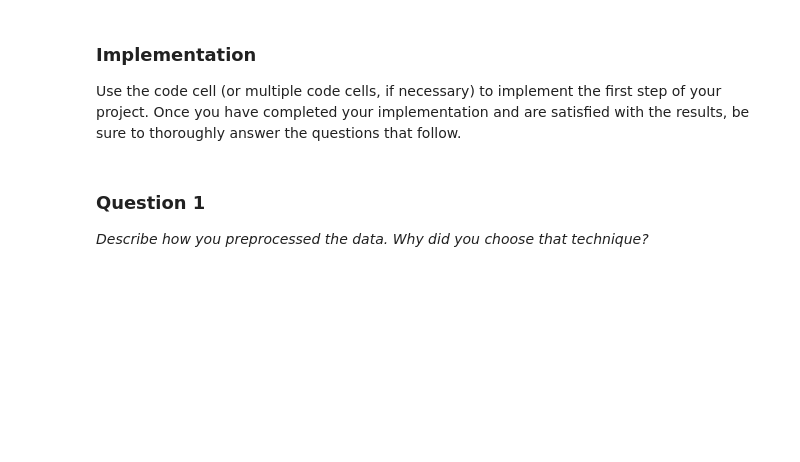
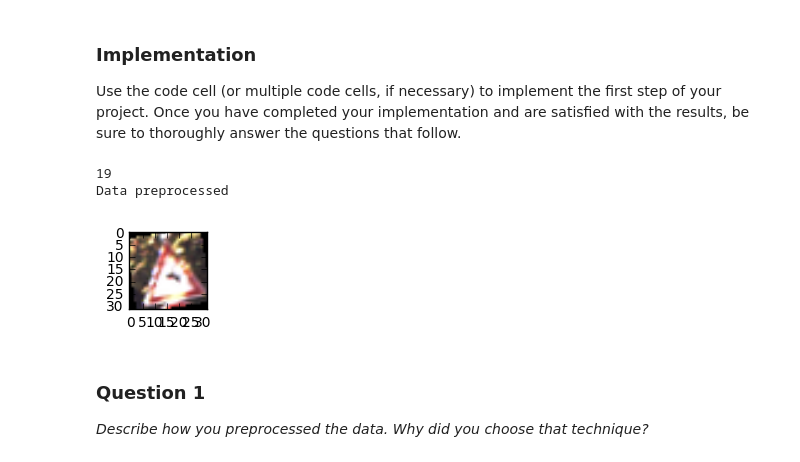
Before and after one commit to amr-ayoub/CarND-Traffic-Sign-Classifier-Project, a Jupyter notebook: Traffic_Sign_Classifier.ipynb, the cells around one changed output. Cells and saved outputs as stored; diff of their text form; code cells hidden in the pictures; blank space fills up the shorter version.

Commit message:
Add data preprocessing and LeNET network

```diff
--- a/Traffic_Sign_Classifier.ipynb
+++ b/Traffic_Sign_Classifier.ipynb
@@ -152,3 +153,82 @@ Use the code cell (or multiple code cells, if necessary) to implement the first
+# %%
+#### Generate additional data for classes with low number of train samples
+import scipy.ndimage
+from sklearn.model_selection import train_test_split
+
+# Determine data with less than average examples
+
+averag_training_samples = n_train // n_classes
+low_samples_labels = []    #labels with less train samples
+
+for label in train_data_per_label:
+    if (train_data_per_label[label] < averag_training_samples):
+        low_samples_labels.append(label)
+
+# Increase the number of samples for every label with less average samples
+# until every label has at least number of train samples equals the average
+
+new_features = []
+new_labels = []
+index = 0  # Index to iterate through labels
+counter = 0
+
+
+for label in low_samples_labels:
+
+    counter = 0
+    index = 0
+
+    # number of required added samples until reach the average number
+    # of samples for every label
+    # divided by 4 because during iteration on labels every label match
+    # we will add 4 rotated copies of the sample
+    new_samples = int((averag_training_samples - train_data_per_label[label])/4)
+
+
+    for added_sample in range(new_samples):
+        # search the labels to find the target label
+        # then add 4 rotated images of the sign image to features
+        # and the label to labels
+        # until we add the required number of samples
+        for label_index in range(index,len(y_train),1):
+            if (y_train[label_index] == label):
+                index = label_index
+                # Add the extra samples
+                angles = [-5, 5, -10, 10]
+                for angle in angles:
+                    new_features.append(scipy.ndimage.rotate(X_train[label_index],angle, reshape=False))
+                    new_labels.append(label)
+                break
+
+
+
+#show random image from the new added
+index = random.randint(0, len(new_features))
+image = new_features[index].squeeze()
+
+plt.figure(figsize=(1,1))
+plt.imshow(image)
+print(new_labels[index])
+
+#Add new features to the train data
+train_data_images = np.concatenate((X_train,new_features))
+train_data_labels = np.concatenate((y_train,new_labels))
+
+
+### split the data into training/validation sets here.
+
+train_features, valid_features, train_labels, valid_labels = train_test_split(
+   train_data_images,
+   train_data_labels,
+   test_size=0.2,
+   random_state=0
+)
+
+print('Data preprocessed')
+# %% [output]
+19
+Data preprocessed
+[figure, added]
 # %% [markdown]
 ### Question 1
 
```
Also changed, not shown: parts of 6 cells of this notebook, 1 other file.
